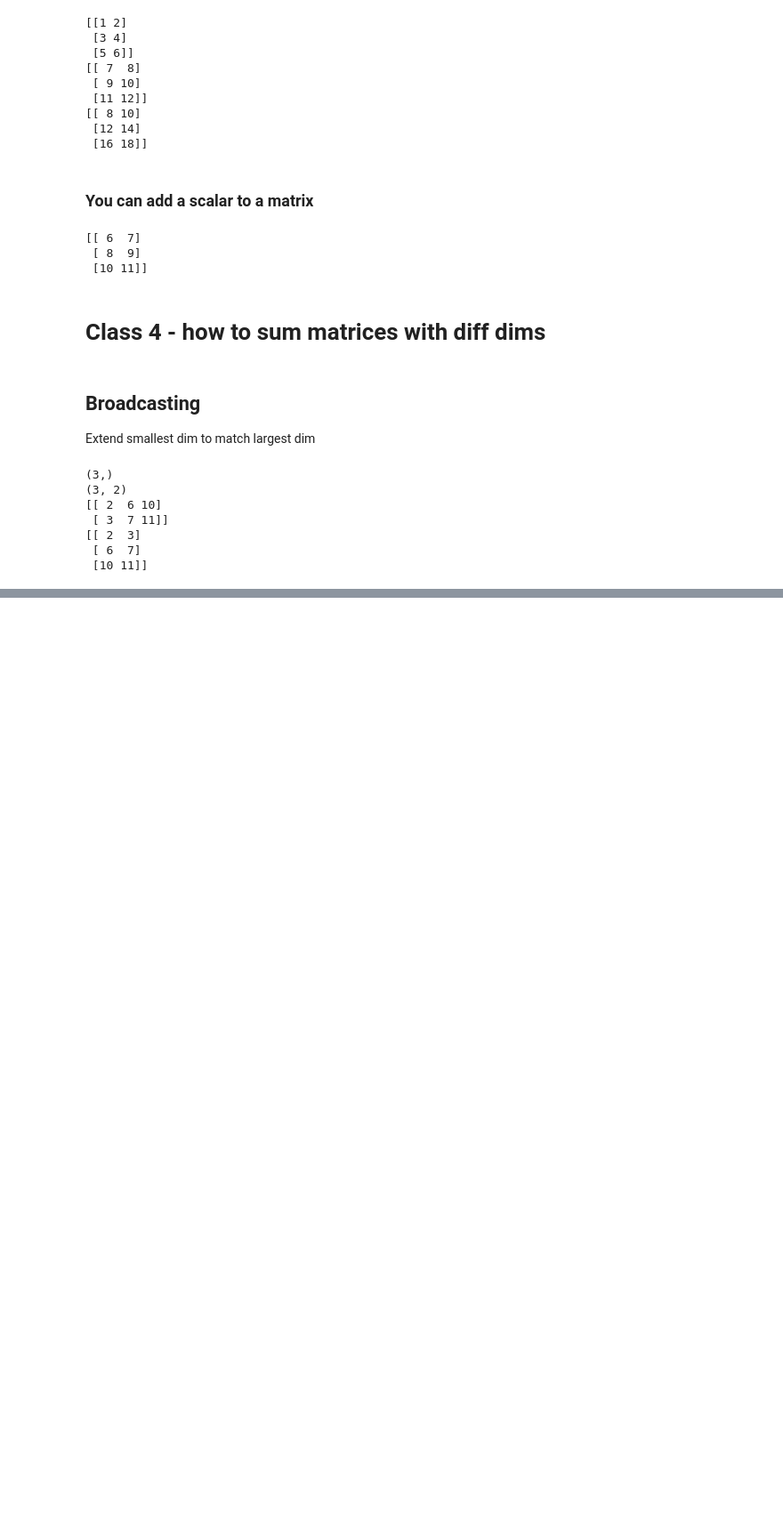
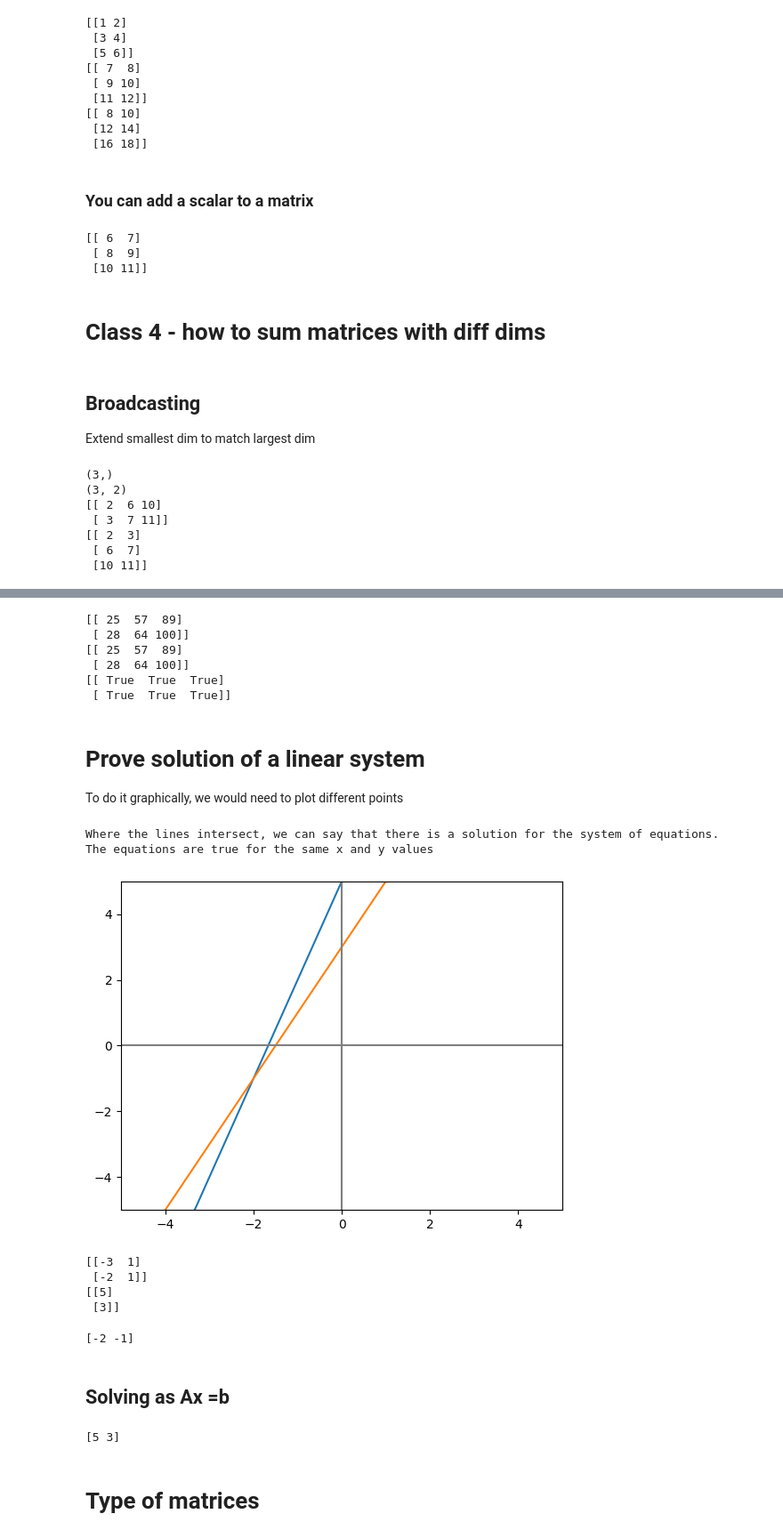
Before and after one commit to PabloBetancur428/Linear-Algebra-platzi, a Jupyter notebook: Linear_algebra_1.ipynb, the cells around one changed output, grey strips where cells are left out. Shown: that part at 89% size. Cells and saved outputs as stored; diff of their text form; code cells hidden in the pictures; blank space fills up the shorter version.

Commit message:
Until class 15 -> diff systems

```diff
--- a/Linear_algebra_1.ipynb
+++ b/Linear_algebra_1.ipynb
@@ -219,0 +354,14 @@ print(suma_v_m.T)
+# %%
+print(AB_t)
+print(B_tA_t)
+print(AB_t == B_tA_t)
+# %% [output]
+[[ 25  57  89]
+ [ 28  64 100]]
+[[ 25  57  89]
+ [ 28  64 100]]
+[[ True  True  True]
+ [ True  True  True]]
+# %% [markdown]
+# Prove solution of a linear system
+To do it graphically, we would need to plot different points
@@ -219,0 +371,43 @@ print(suma_v_m.T)
+# %%
+x = np.arange(-5, 5, 0.1) # start, end, step
+y_1 = 3*x + 5
+y_2 = 2*x + 3
+# %%
+plt.figure()
+
+plt.plot(x, y_1)
+plt.plot(x, y_2)
+
+plt.xlim(-5, 5)
+plt.ylim(-5, 5)
+
+plt.axvline(x=0, color='gray')
+plt.axhline(y=0, color='gray')
+print("Where the lines intersect, we can say that there is a solution for the system of equations.\nThe equations are true for the same x and y values")
+# %% [output]
+Where the lines intersect, we can say that there is a solution for the system of equations.
+The equations are true for the same x and y values
+[figure, added]
+# %%
+A = np.array([[-3, 1], [-2, 1]])
+B = np.array([[5], [3]])
+print(A)
+print(B)
+# %% [output]
+[[-3  1]
+ [-2  1]]
+[[5]
+ [3]]
+# %%
+sol_1 = np.array([-2, -1])
+print(sol_1)
+# %% [output]
+[-2 -1]
+# %% [markdown]
+## Solving as Ax =b
+# %%
+print(A.dot(sol_1))
+# %% [output]
+[5 3]
+# %% [markdown]
+# Type of matrices
```
Also changed, not shown: parts of 34 cells of this notebook.
